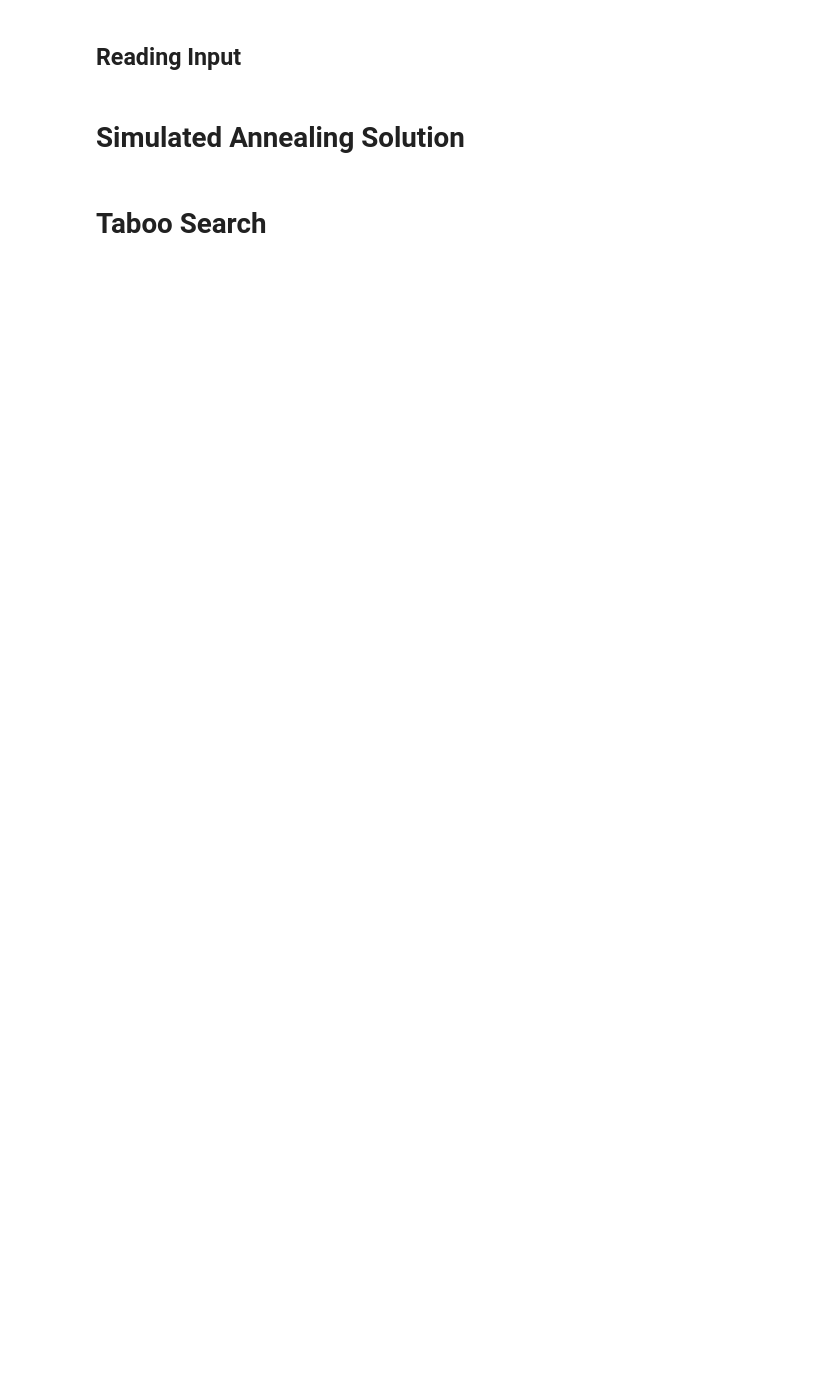
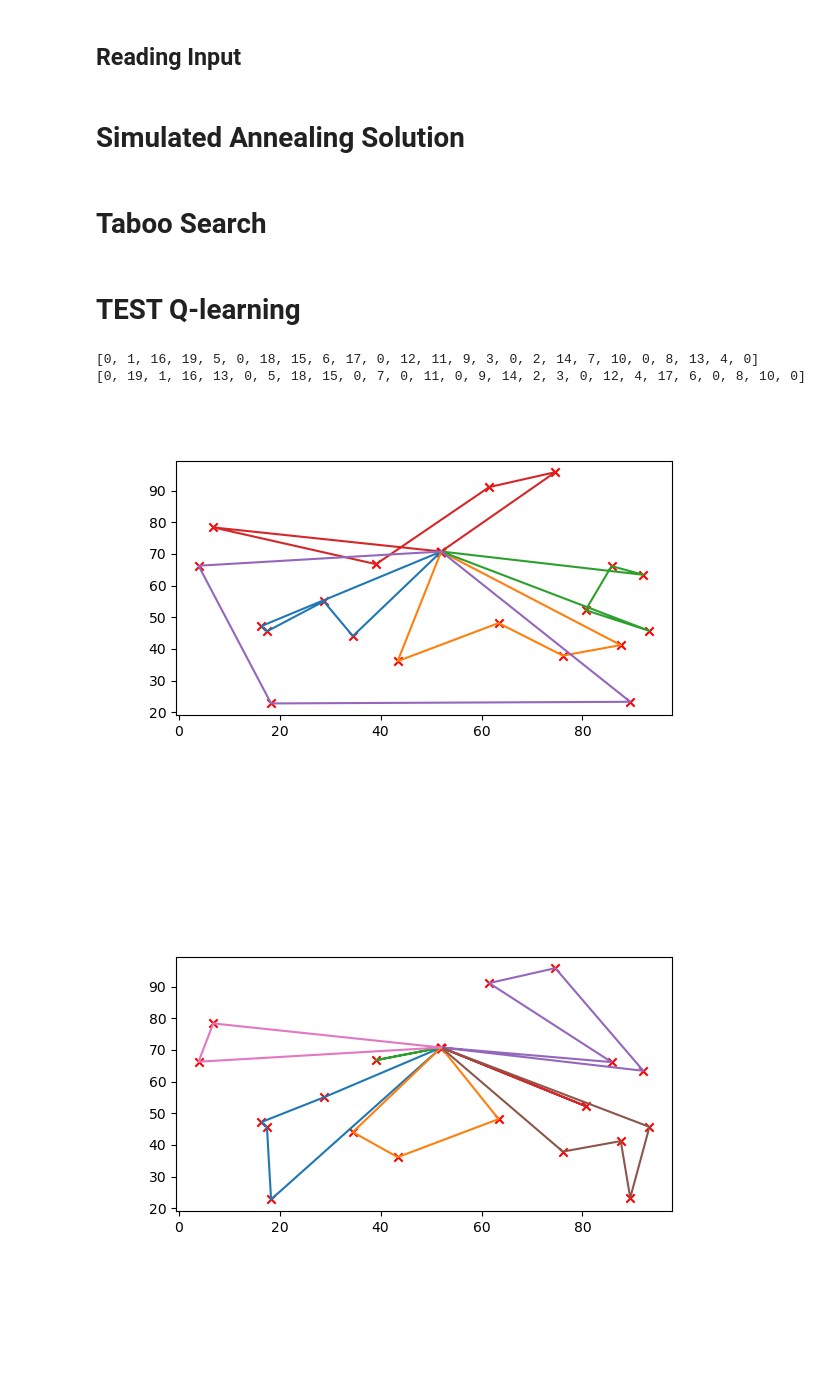
Before and after one commit to AndreTells/Fil-Rouge, a Jupyter notebook: usage_example.ipynb, the cells around one changed output. Drawn from its saved outputs; the diff is of its cells as text; code cells hidden in the pictures; blank space fills up the shorter version.

Commit message:
q_learning prototype

```diff
--- a/usage_example.ipynb
+++ b/usage_example.ipynb
@@ -72,3 +70,5 @@ step = step_1
 step = solver_step(step)
 print(step.get_best_sol())
 print(step.get_best_sol_value())
+# %% [markdown]
+# TEST Q-learning
@@ -74,0 +105,49 @@ print(step.get_best_sol_value())
+# %%
+from VRP.greedy_solutions import nearest_neighbour_solution
+from VRP.modify_solution_routes import remove_smallest_route
+from VRP.modify_solution_routes import remove_random_route
+from VRP.modify_solution_routes import split_biggest_route
+from VRP.modify_solution_routes import split_random_route
+from VRP.modify_solution import rand_opt_n
+from VRP.modify_solution import rand_reverse_section
+
+from proj_utils.fake_input_generator import generator
+
+capacity = (10,4)
+
+dists, demand, points = generator(20)
+path = nearest_neighbour_solution(dists, demand, (30,5))
+function_list = [
+    lambda x: rand_opt_n(x, len(dists)),
+    lambda x: remove_smallest_route(x,len(dists),dists),
+    lambda x: remove_random_route(x,len(dists),dists),
+    lambda x: split_biggest_route(x, len(dists), dists),
+    lambda x: split_random_route(x,len(dists), dists),
+    #lambda x: rand_reverse_section(x, len(dists))
+]
+
+q = q_learning_obj(0,init_q_learning_table(len(function_list)),len(function_list), 0.9, 0.1)
+eval_function = lambda x: calculate_path_distance(x, dists) if(valid_path(x,capacity,demand)) else float('inf')
+# %%
+import taboo_search.solver as TS
+taboo_list_size = 10
+solver_step = TS.taboo_search_solver_factory(
+    lambda x: q_learning_neighbour(x,q,function_list,eval_function),
+    eval_function,
+    taboo_list_size
+    )
+# %%
+from solver_step import SolverStep
+init_state = nearest_neighbour_solution(dists, demand, capacity)
+init_step = SolverStep(init_state, eval_function(init_state),200)
+print(init_state)
+step_1 = solver_step(init_step)
+
+print(step_1.get_best_sol())
+print_path(points, init_step.get_best_sol())
+print_path(points, step_1.get_best_sol())
+# %% [output]
+[0, 1, 16, 19, 5, 0, 18, 15, 6, 17, 0, 12, 11, 9, 3, 0, 2, 14, 7, 10, 0, 8, 13, 4, 0]
+[0, 19, 1, 16, 13, 0, 5, 18, 15, 0, 7, 0, 11, 0, 9, 14, 2, 3, 0, 12, 4, 17, 6, 0, 8, 10, 0]
+[figure, added]
+[figure, added]
```
Also changed, not shown: parts of 9 cells of this notebook.
